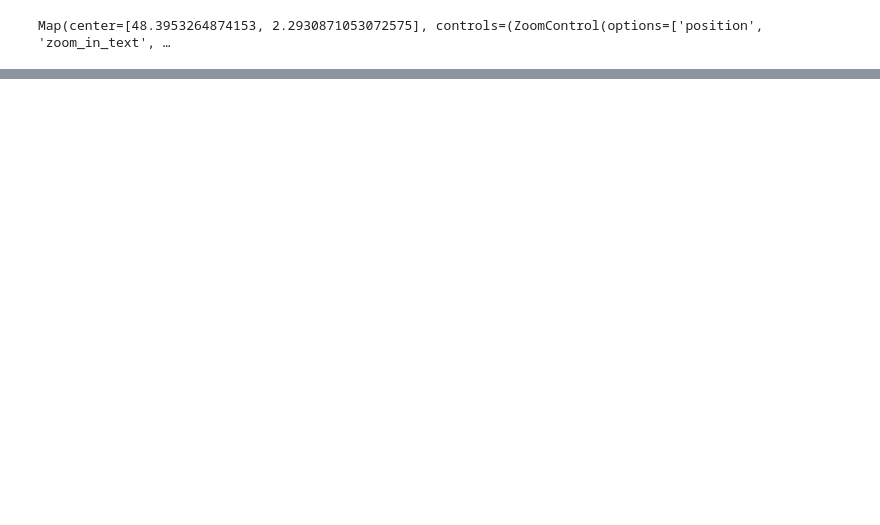
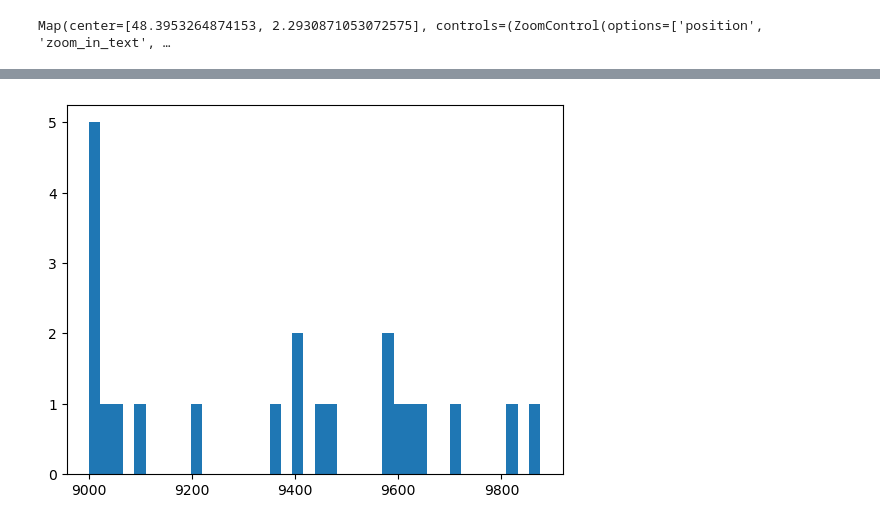
Before and after one commit to kruuZHAW/indep_procedures_generation, a Jupyter notebook: notebooks/data_preprocessing.ipynb, the cells around one changed output, grey strips where cells are left out. Cells and saved outputs as stored; diff of their text form; code cells hidden in the pictures; blank space fills up the shorter version.

```diff
--- a/notebooks/data_preprocessing.ipynb
+++ b/notebooks/data_preprocessing.ipynb
@@ -416,0 +449,5 @@ t_proc = t[alt_id]
+# %%
+t_bbox1 = t.inside_bbox(bbox1)
+t_bbox2 = t.inside_bbox(bbox2)
+t_bbox3 = t.inside_bbox(bbox3)
+t_bbox4 = t.inside_bbox(bbox4)
@@ -416,0 +479,7 @@ t_proc = t[alt_id]
+# %%
+# 48.47325, 2.0965
+test = t_proc.inside_bbox((2.0965-0.001, 48.47325-0.001, 2.0965+0.001, 48.47325+0.001))
+plt.hist(test.data.altitude, bins = 40)
+plt.show()
+# %% [output]
+[figure, added]
```
Also changed, not shown: parts of 18 cells of this notebook, 24 other files.
